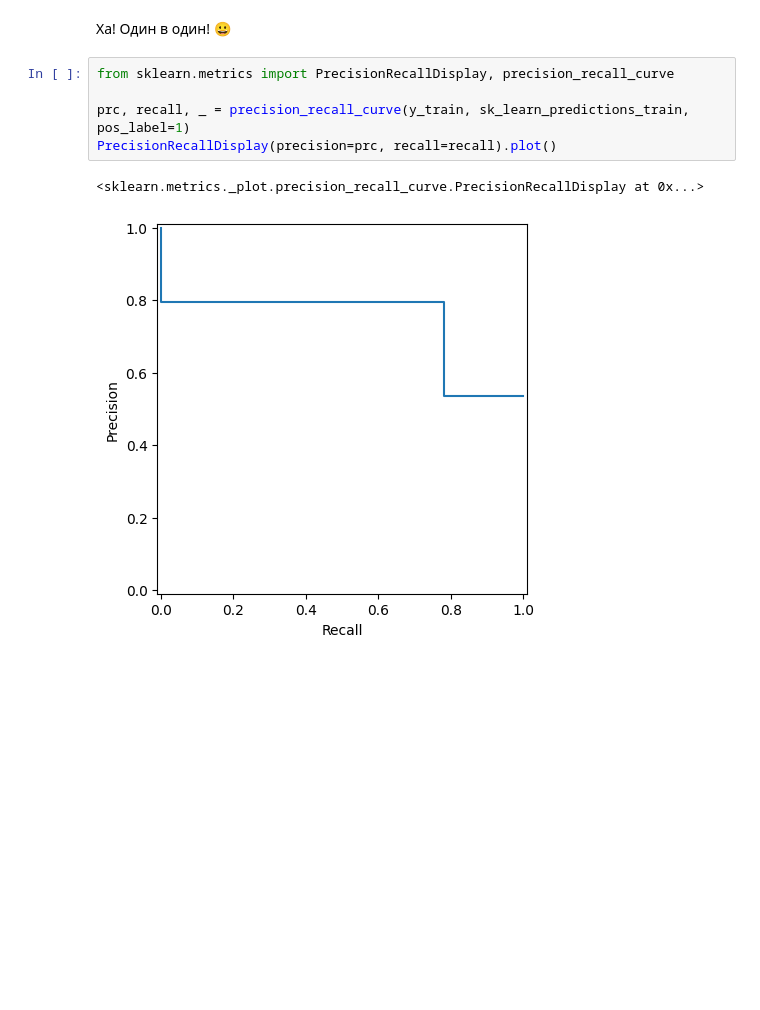
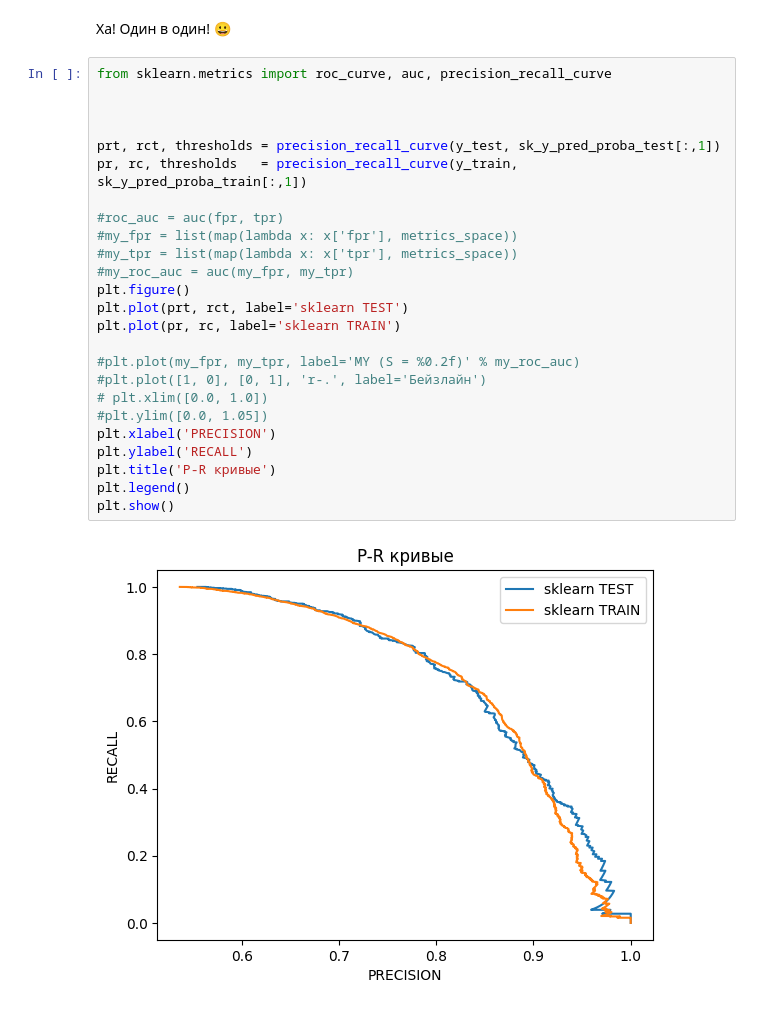
Before and after one commit to yakimanskiyav/netology_feml, a Jupyter notebook: Metrics.ipynb, the cells around one changed output. Drawn from its saved outputs; the diff is of its cells as text; blank space fills up the shorter version.

```diff
--- a/Metrics.ipynb
+++ b/Metrics.ipynb
@@ -178,10 +195,29 @@ plt.show()
 # %% [markdown]
 Ха! Один в один! 😀
-# %%
-from sklearn.metrics import PrecisionRecallDisplay, precision_recall_curve
-
-prc, recall, _ = precision_recall_curve(y_train, sk_learn_predictions_train, pos_label=1)
-PrecisionRecallDisplay(precision=prc, recall=recall).plot()
-# %% [output]
-<sklearn.metrics._plot.precision_recall_curve.PrecisionRecallDisplay at 0x...>
-[figure, removed]
+# %%
+from sklearn.metrics import roc_curve, auc, precision_recall_curve
+
+
+
+prt, rct, thresholds = precision_recall_curve(y_test, sk_y_pred_proba_test[:,1])
+pr, rc, thresholds   = precision_recall_curve(y_train, sk_y_pred_proba_train[:,1])
+
+#roc_auc = auc(fpr, tpr)
+#my_fpr = list(map(lambda x: x['fpr'], metrics_space))
+#my_tpr = list(map(lambda x: x['tpr'], metrics_space))
+#my_roc_auc = auc(my_fpr, my_tpr)
+plt.figure()
+plt.plot(prt, rct, label='sklearn TEST')
+plt.plot(pr, rc, label='sklearn TRAIN')
+
+#plt.plot(my_fpr, my_tpr, label='MY (S = %0.2f)' % my_roc_auc)
+#plt.plot([1, 0], [0, 1], 'r-.', label='Бейзлайн')
+# plt.xlim([0.0, 1.0])
+#plt.ylim([0.0, 1.05])
+plt.xlabel('PRECISION')
+plt.ylabel('RECALL')
+plt.title('P-R кривые')
+plt.legend()
+plt.show()
+# %% [output]
+[figure, added]
```
Also changed, not shown: parts of 3 cells of this notebook.
